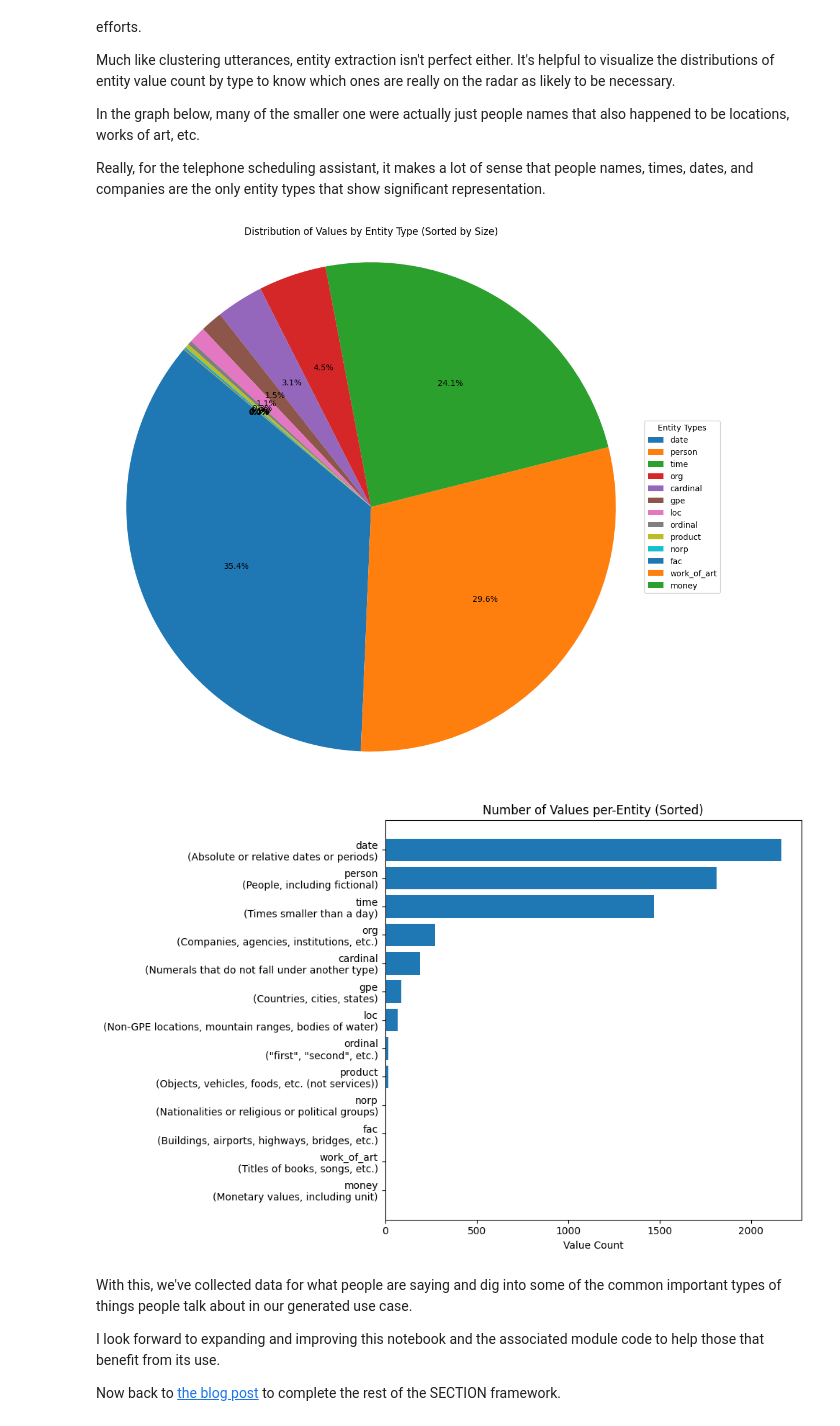
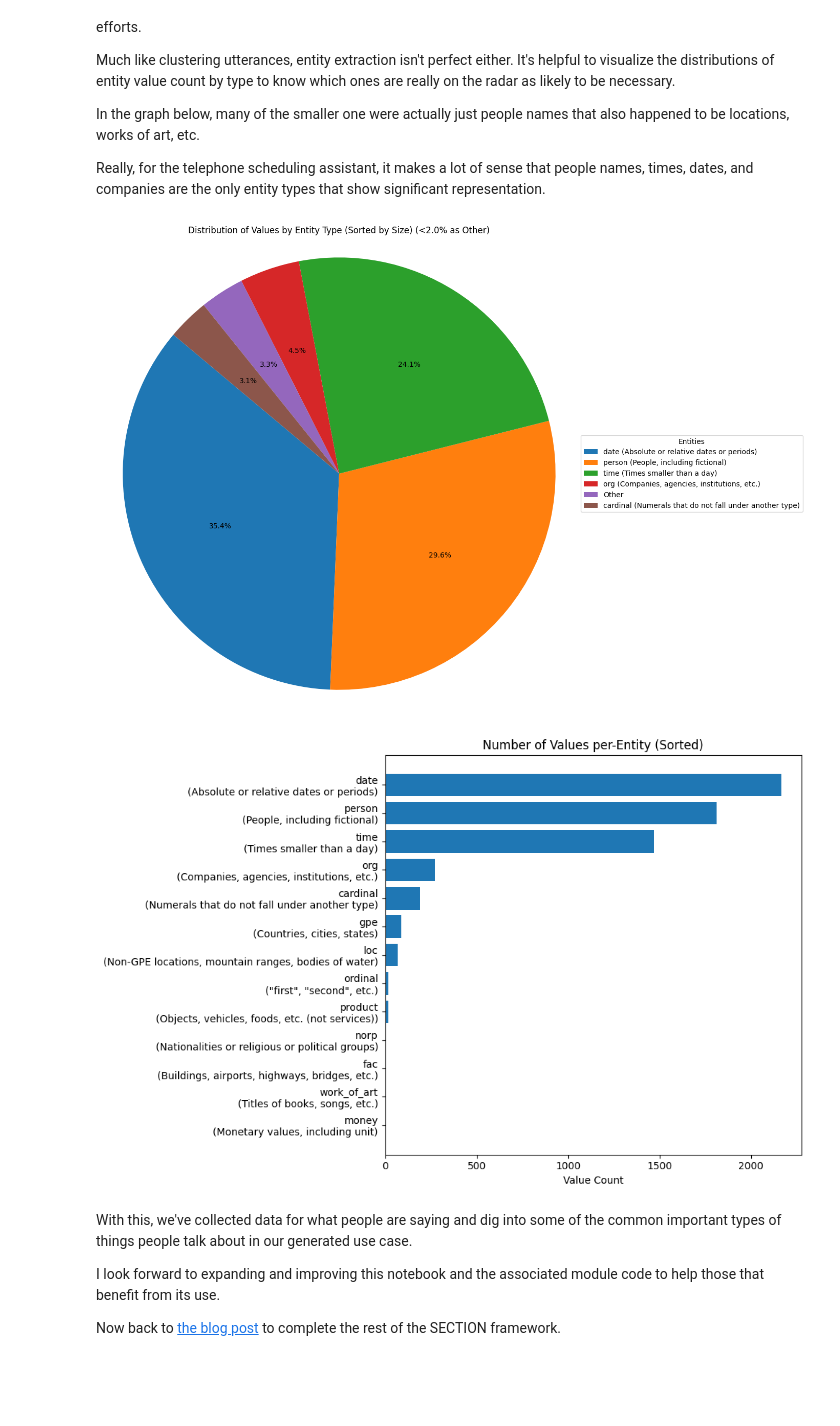
Before and after one commit to sitinc/journey-discovery-getting-started, a Jupyter notebook: notes/journey-discovery-getting-started.ipynb, the cells around one changed output. Cells and saved outputs as stored; diff of their text form; code cells hidden in the pictures; blank space fills up the shorter version.

```diff
--- a/notes/journey-discovery-getting-started.ipynb
+++ b/notes/journey-discovery-getting-started.ipynb
@@ -238,10 +269,22 @@ In the graph below, many of the smaller one were actually just people names that
 Really, for the telephone scheduling assistant, it makes a lot of sense that people names, times, dates, and companies are the only entity types that show significant representation.
 # %%
 ents_output_dir = f'{prj_root}/output/test1-entities'
-Transcripts.visualize_entity_pie(ents_output_dir)
-Transcripts.visualize_entity_bars(ents_output_dir)
+
+# View pie chart distribution, including cluster noise.
+entity_pie_chart = Transcripts.get_entity_value_counts(
+    directory=ents_output_dir,
+    incl_descr=True,
+    descr_sep=' ',
+)
+VizWrap.visualize_entity_pie(chart=entity_pie_chart, group_threshold=0.02)
+
+entity_bar_chart = Transcripts.get_entity_value_counts(
+    directory=ents_output_dir,
+    incl_descr=True,
+)
+VizWrap.visualize_entity_bars(chart=entity_bar_chart)
 # %% [output]
-[figure, old version]
+[figure, new version]
 [figure]
 # %% [markdown]
 With this, we've collected data for what people are saying and dig into some of the common important types of things people talk about in our generated use case.
```
Also changed, not shown: parts of 7 cells of this notebook.
